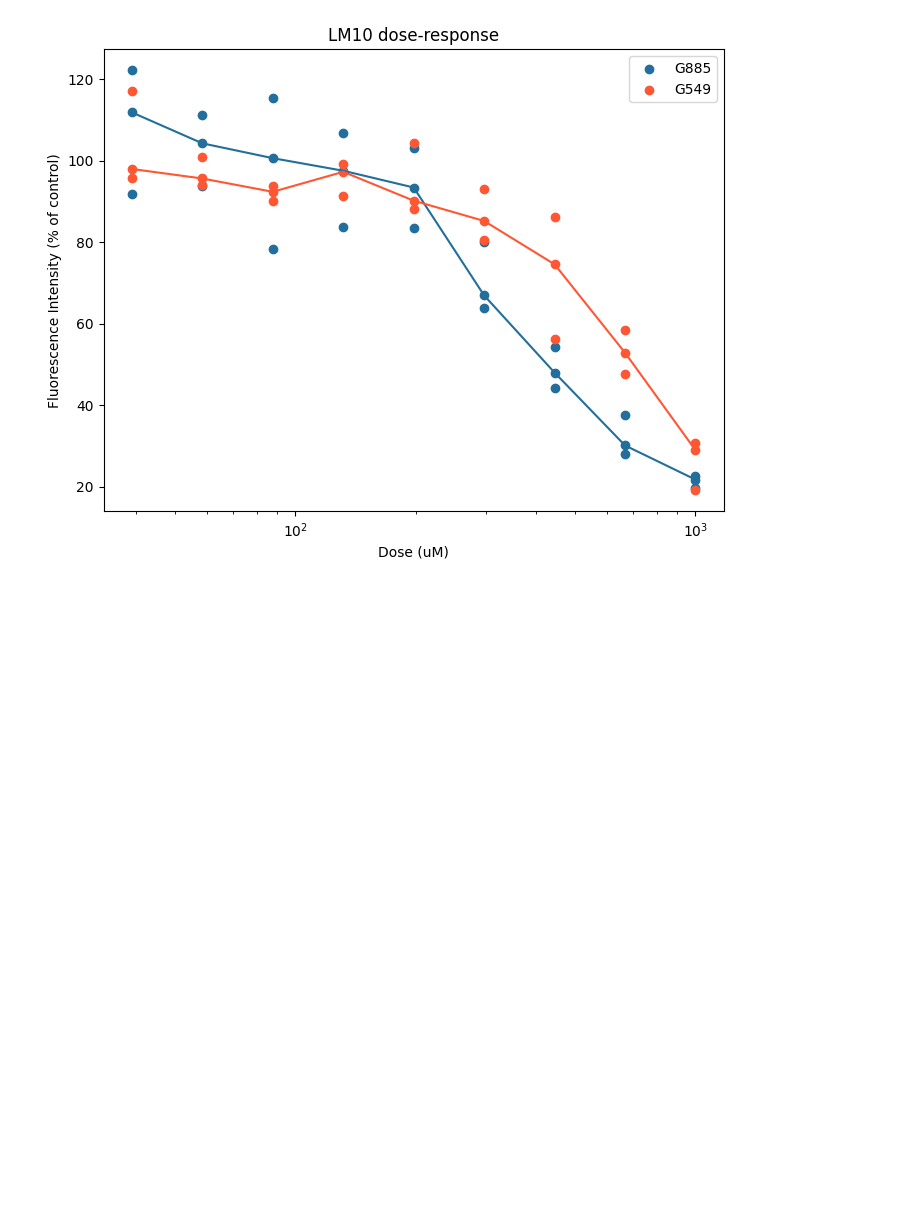
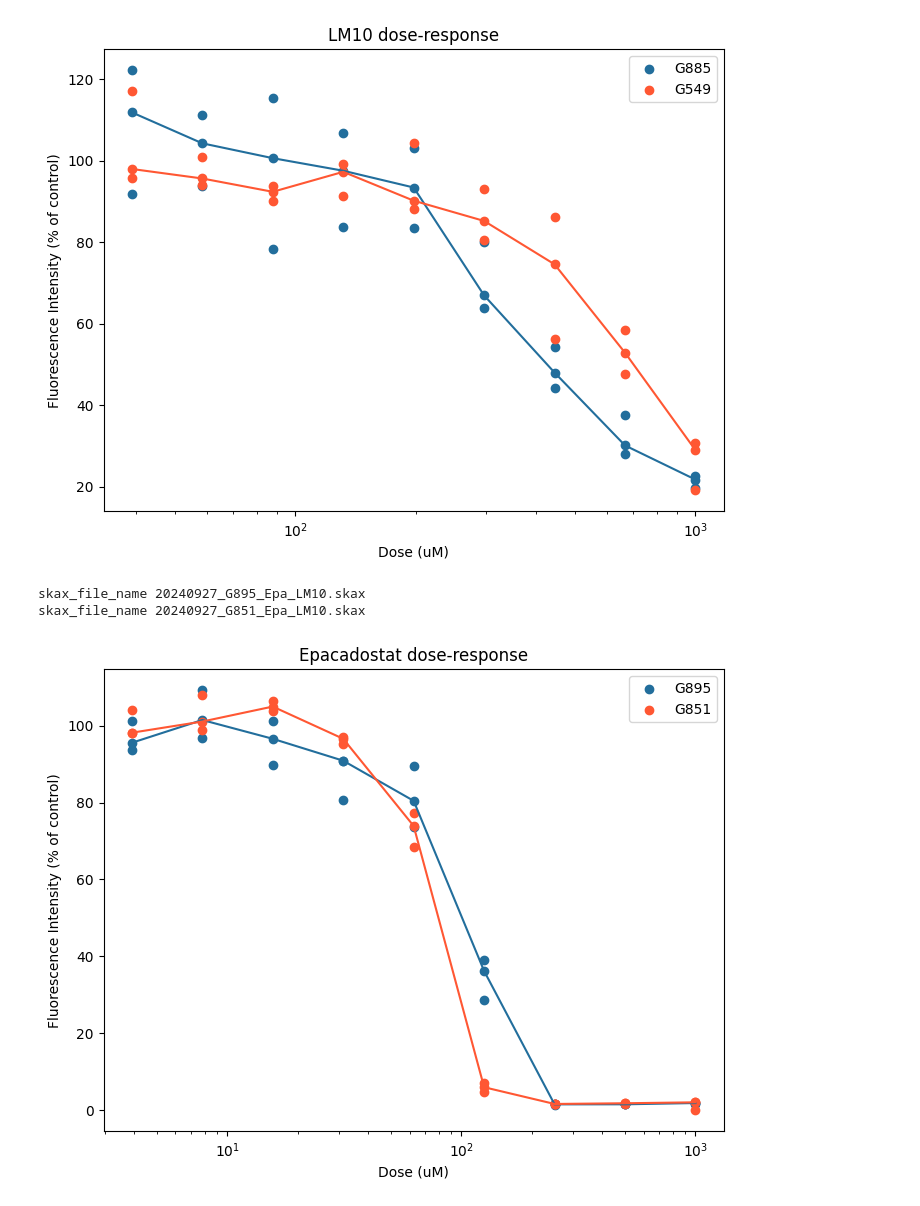
Before and after one commit to jess-xia/drug_dose_response, a Jupyter notebook: dose_response_alamar_triplicate.ipynb, the cells around one changed output. Cells and saved outputs as stored; diff of their text form; code cells hidden in the pictures; blank space fills up the shorter version.

Commit message:
Analysis of Epacadostat and LM_10 dose response data collected on 20240927

```diff
--- a/dose_response_alamar_triplicate.ipynb
+++ b/dose_response_alamar_triplicate.ipynb
@@ -344,3 +344,41 @@ plt.show()
 skax_file_name 20240913_G885_epa_lm10.skax
 skax_file_name 20240913_G549_epa_lm10.skax
 [figure]
+# %%
+G895_Epa_LM10_file_path = "C:/GSC Project/drug_dose_response/raw_data/temporarySkanitExport Sep Fri 27 2024 19-17-31-8246696.xlsx"
+G851_Epa_LM10_file_path = "C:/GSC Project/drug_dose_response/raw_data/temporarySkanitExport Sep Fri 27 2024 19-17-47-6771612.xlsx"
+# %%
+# 1000	500	250	125	62.5	31.25	15.625	7.8125	3.90625	0
+Epa_concentrations = [1000, 500, 250, 125, 62.5, 31.25, 15.625, 7.8125, 3.90625, 0]
+Epa_doses = np.array(Epa_concentrations[:-1])
+
+LM10_concentrations = [2000, 1500, 1000, 666.67, 444.44, 296.30, 197.53, 131.69, 87.79, 0]
+LM_doses = np.array(LM10_concentrations[:-1])
+
+cell_line_1 = standardize_replicates_all_cells(G895_Epa_LM10_file_path, 1)
+cell_line_2 = standardize_replicates_all_cells(G851_Epa_LM10_file_path, 1)
+
+# Plot the data and the fit
+plt.figure(figsize=(8, 6))
+plt.scatter(Epa_doses, cell_line_1.iloc[0, :], label='G895', color='#226E9C')
+plt.scatter(Epa_doses, cell_line_1.iloc[1, :], color='#226E9C')
+plt.scatter(Epa_doses, cell_line_1.iloc[2, :], color='#226E9C')
+plt.scatter(Epa_doses, cell_line_2.iloc[0, :], label='G851', color='#FF5733')
+plt.scatter(Epa_doses, cell_line_2.iloc[1, :], color='#FF5733')
+plt.scatter(Epa_doses, cell_line_2.iloc[2, :], color='#FF5733')
+
+plt.plot(Epa_doses, cell_line_1.median(), color='#226E9C')
+plt.plot(Epa_doses, cell_line_2.median(), color='#FF5733')
+
+plt.xscale('log')
+plt.xlabel('Dose (uM)')
+plt.ylabel('Fluorescence Intensity (% of control)')
+plt.legend()
+plt.title('Epacadostat dose-response')
+
+# plt.savefig('C:/GSC Project/drug_dose_response/figures/' + '20240913_D1MT_G885_G549' + '.png')
+plt.show()
+# %% [output]
+skax_file_name 20240927_G895_Epa_LM10.skax
+skax_file_name 20240927_G851_Epa_LM10.skax
+[figure, added]
```
Also changed, not shown: parts of 2 cells of this notebook.
